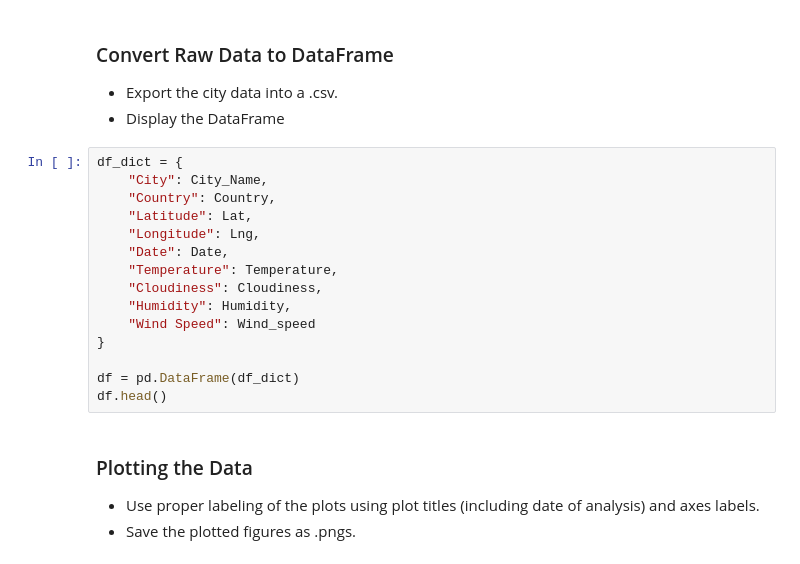
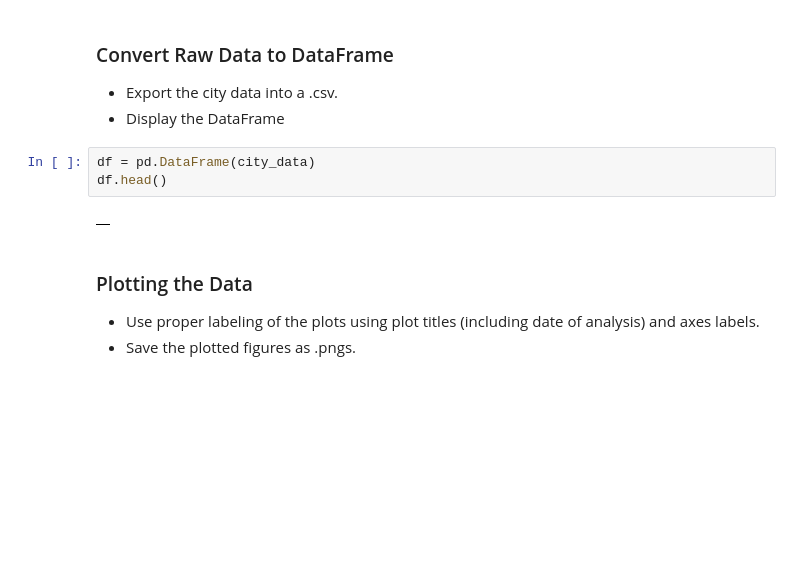
Before and after one commit to csgarcia232/python-api-challenge, a Jupyter notebook: WeatherPy/WeatherPy.ipynb, the cells around one changed output. Drawn from its saved outputs; the diff is of its cells as text; blank space fills up the shorter version.

```diff
--- a/WeatherPy/WeatherPy.ipynb
+++ b/WeatherPy/WeatherPy.ipynb
@@ -125,21 +139,11 @@ Data Retrieval Complete
 ### Convert Raw Data to DataFrame
 * Export the city data into a .csv.
 * Display the DataFrame
-# %%
-df_dict = {
-    "City": City_Name,
-    "Country": Country,
-    "Latitude": Lat,
-    "Longitude": Lng,
-    "Date": Date,
-    "Temperature": Temperature,
-    "Cloudiness": Cloudiness,
-    "Humidity": Humidity,
-    "Wind Speed": Wind_speed
-}
-
-df = pd.DataFrame(df_dict)
-df.head()
+# %%
+df = pd.DataFrame(city_data)
+df.head()
+# %% [output]
+|  |
 # %% [markdown]
 ### Plotting the Data
 * Use proper labeling of the plots using plot titles (including date of analysis) and axes labels.
```
Also changed, not shown: parts of 3 cells of this notebook, 1 other file.
